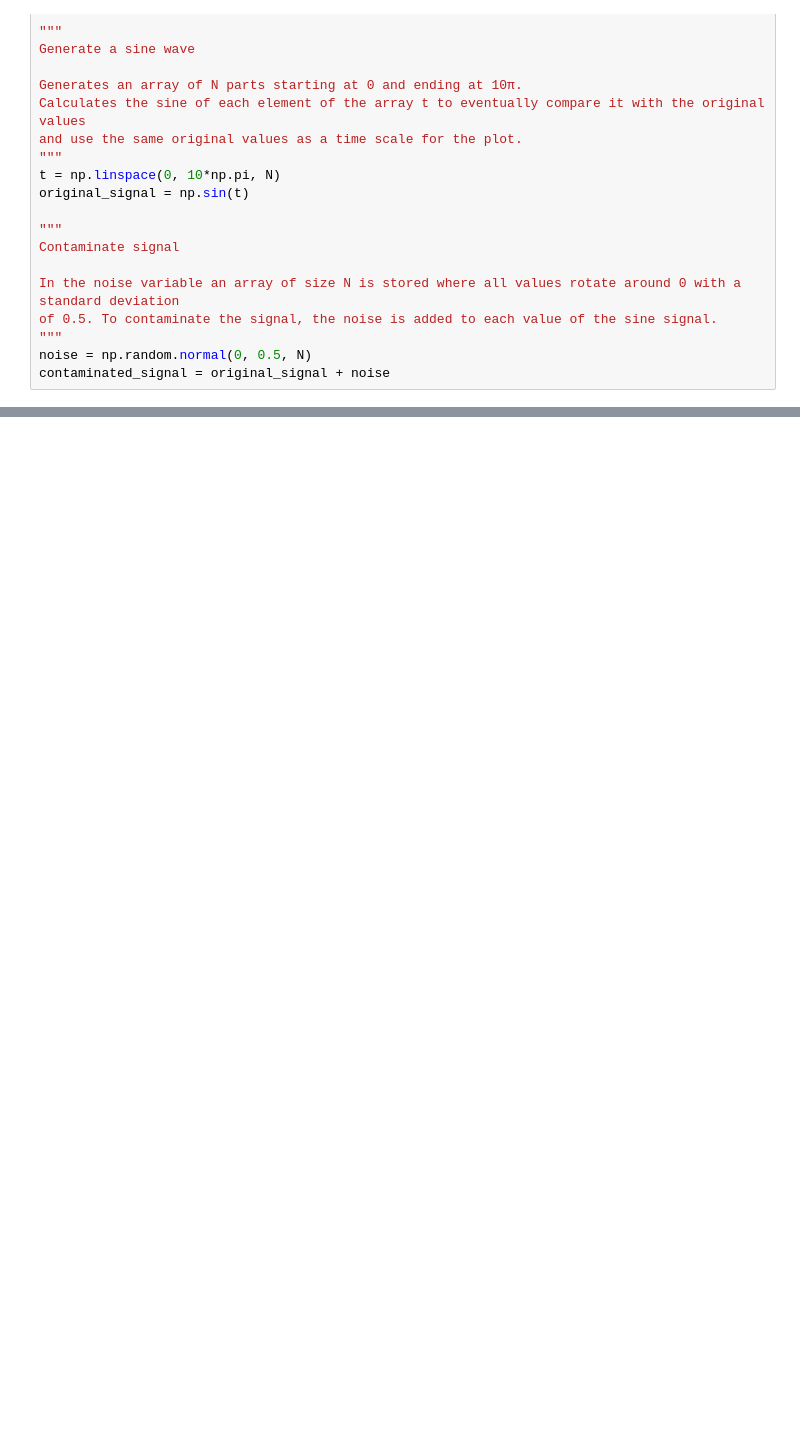
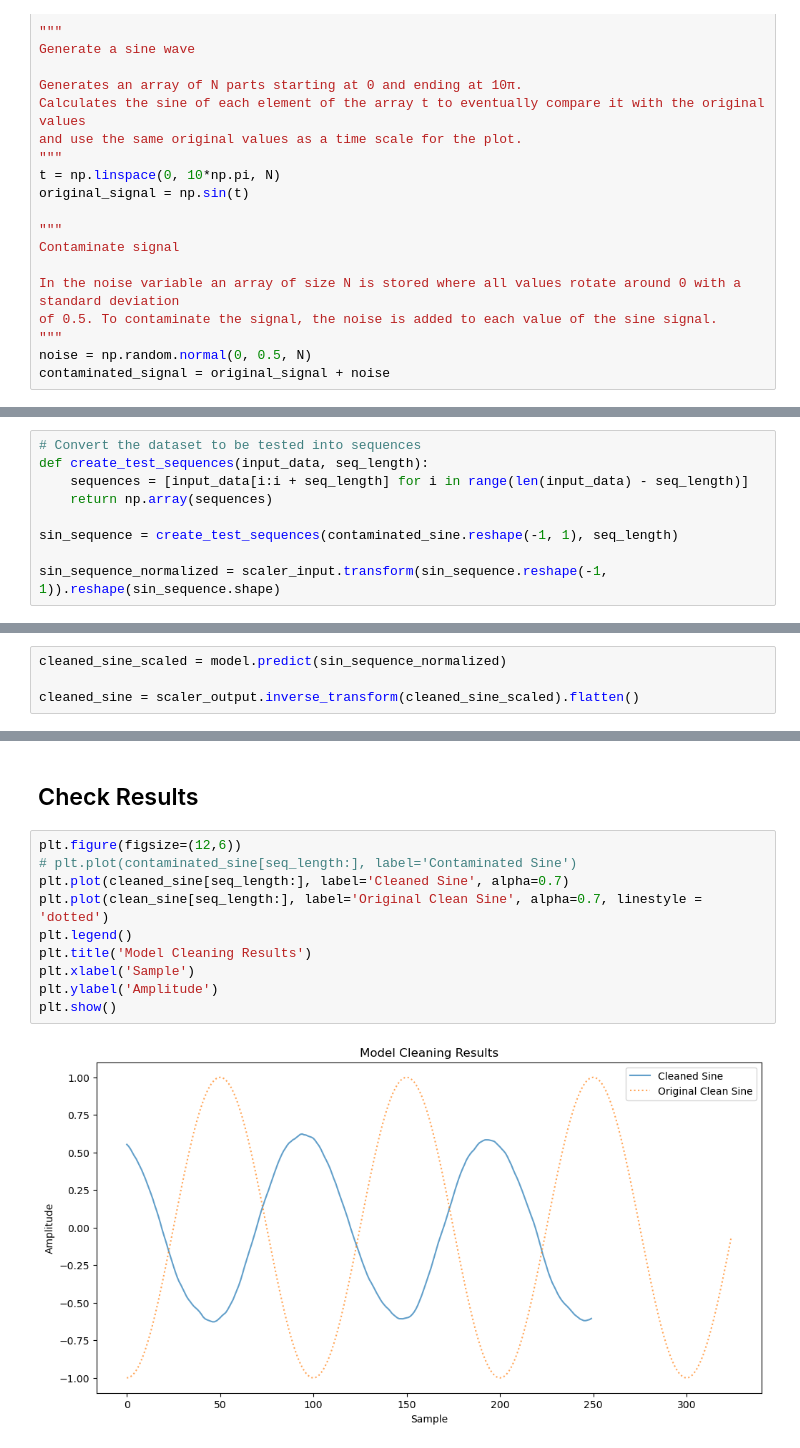
Before and after one commit to gitorivera/eeg-project, a Jupyter notebook: sin_LSTM_test.ipynb, the cells around one changed output, grey strips where cells are left out. Drawn from its saved outputs; the diff is of its cells as text; blank space fills up the shorter version.

```diff
--- a/sin_LSTM_test.ipynb
+++ b/sin_LSTM_test.ipynb
@@ -171,0 +236,9 @@ Remuestrear señales
+# %%
+# Convert the dataset to be tested into sequences
+def create_test_sequences(input_data, seq_length):
+    sequences = [input_data[i:i + seq_length] for i in range(len(input_data) - seq_length)]
+    return np.array(sequences)
+
+sin_sequence = create_test_sequences(contaminated_sine.reshape(-1, 1), seq_length)
+
+sin_sequence_normalized = scaler_input.transform(sin_sequence.reshape(-1, 1)).reshape(sin_sequence.shape)
@@ -171,0 +247,4 @@ Remuestrear señales
+# %%
+cleaned_sine_scaled = model.predict(sin_sequence_normalized)
+
+cleaned_sine = scaler_output.inverse_transform(cleaned_sine_scaled).flatten()
@@ -171,0 +253,14 @@ Remuestrear señales
+# %% [markdown]
+## Check Results
+# %%
+plt.figure(figsize=(12,6))
+# plt.plot(contaminated_sine[seq_length:], label='Contaminated Sine')
+plt.plot(cleaned_sine[seq_length:], label='Cleaned Sine', alpha=0.7)
+plt.plot(clean_sine[seq_length:], label='Original Clean Sine', alpha=0.7, linestyle = 'dotted')
+plt.legend()
+plt.title('Model Cleaning Results')
+plt.xlabel('Sample')
+plt.ylabel('Amplitude')
+plt.show()
+# %% [output]
+[figure, added]
```
Also changed, not shown: parts of 23 cells of this notebook, 1 other file.
